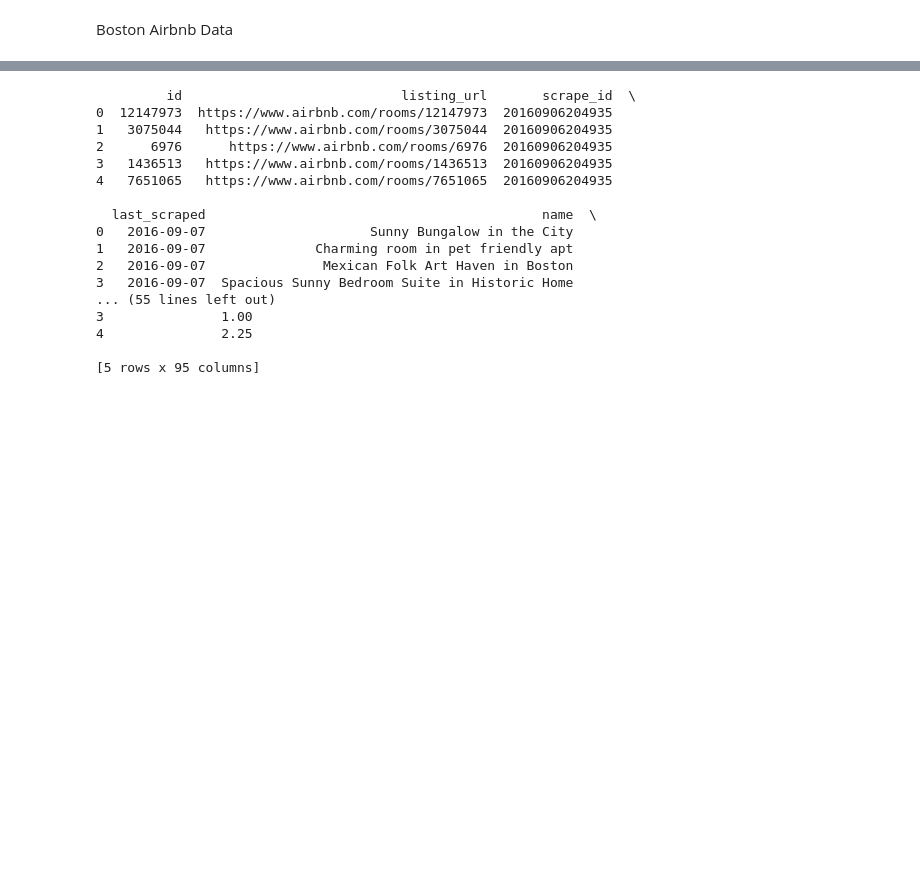
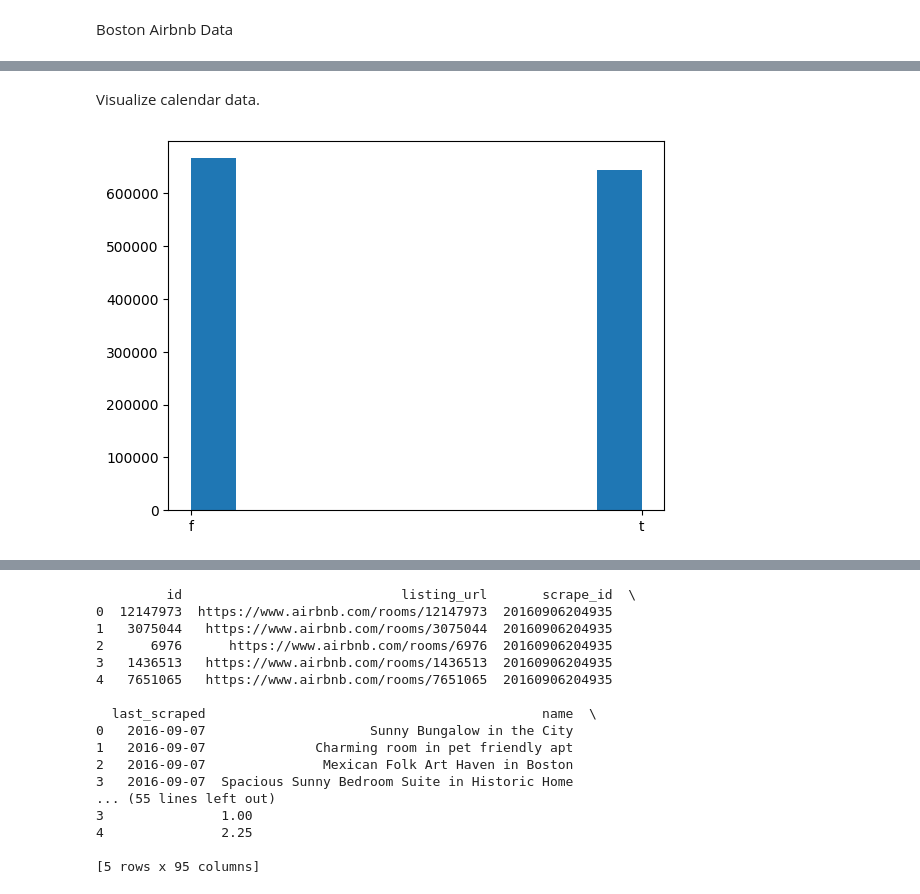
Before and after one commit to ewood242/Project_1_Data-Science-Blog, a Jupyter notebook: Project_1_Writing a Data Scientist Blog Post.ipynb, the cells around one changed output, grey strips where cells are left out. Cells and saved outputs as stored; diff of their text form; code cells hidden in the pictures; blank space fills up the shorter version.

```diff
--- a/Project_1_Writing a Data Scientist Blog Post.ipynb
+++ b/Project_1_Writing a Data Scientist Blog Post.ipynb
@@ -44,0 +87,6 @@ calendar.describe(include='all')
+# %% [markdown]
+Visualize calendar data.
+# %%
+plt.hist(calendar['available']);
+# %% [output]
+[figure, added]
```
Also changed, not shown: parts of 14 cells of this notebook.
